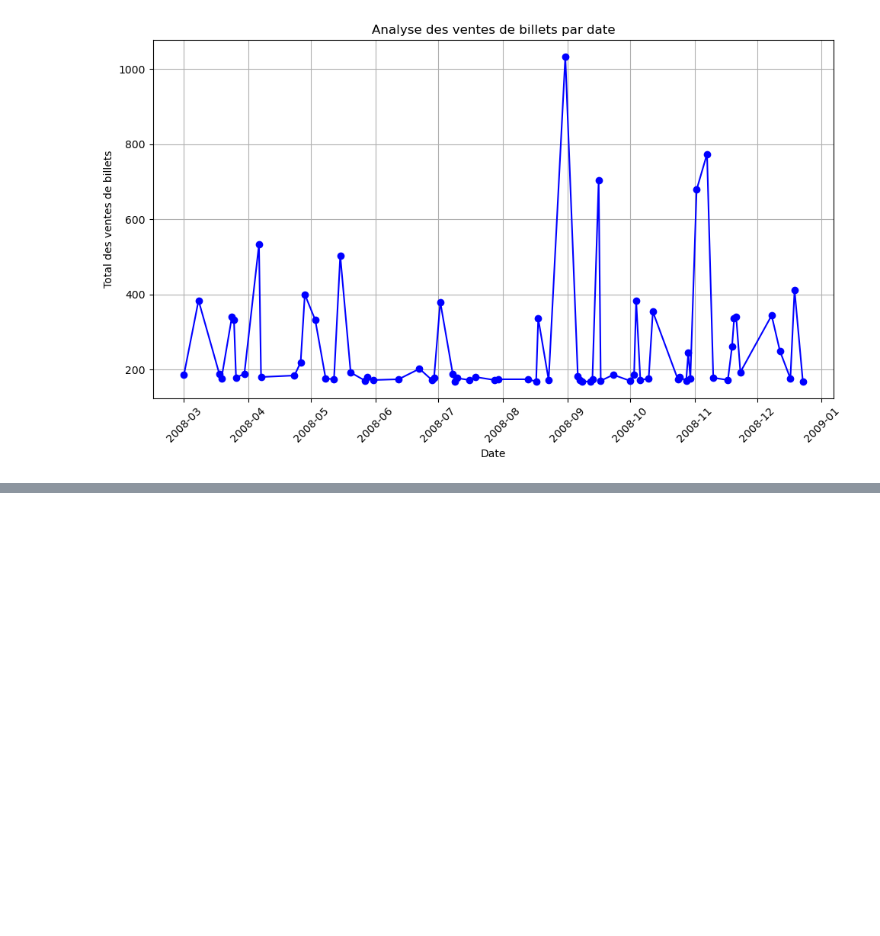
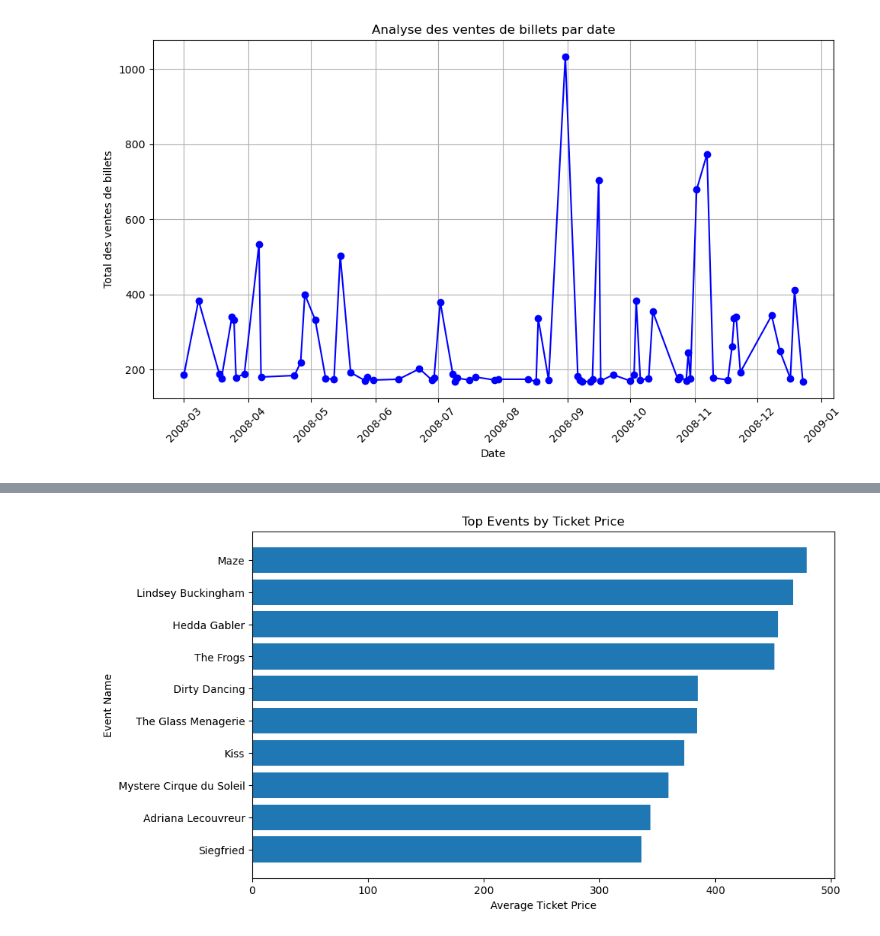
Before and after one commit to mahdislimen/Data-analysis-project, a Jupyter notebook: index.ipynb, the cells around one changed output, grey strips where cells are left out. Saved outputs shown, nothing was run; the diff lists cells and outputs as text; code cells hidden in the pictures; blank space fills up the shorter version.

```diff
--- a/index.ipynb
+++ b/index.ipynb
@@ -88,0 +211,23 @@ plt.show()
+# %%
+import pandas as pd
+import matplotlib.pyplot as plt
+
+# Load the dataset
+# Assuming you have already loaded the dataset into a DataFrame named 'df'.
+
+# Group by event name and calculate the average ticket price for each event
+average_ticket_price_by_event = df.groupby('eventname')['priceperticket'].mean().reset_index()
+
+# Sort the events based on ticket price in descending order to get the top events
+top_events = average_ticket_price_by_event.sort_values(by='priceperticket', ascending=False).head(10)
+
+# Create a horizontal bar chart to visualize the top events by price
+plt.figure(figsize=(10, 6))
+plt.barh(top_events['eventname'], top_events['priceperticket'])
+plt.xlabel('Average Ticket Price')
+plt.ylabel('Event Name')
+plt.title('Top Events by Ticket Price')
+plt.gca().invert_yaxis()  # Invert the y-axis to display the highest price on top
+plt.show()
+# %% [output]
+[figure, added]
```
Also changed, not shown: parts of 8 cells of this notebook, 7 other files.
